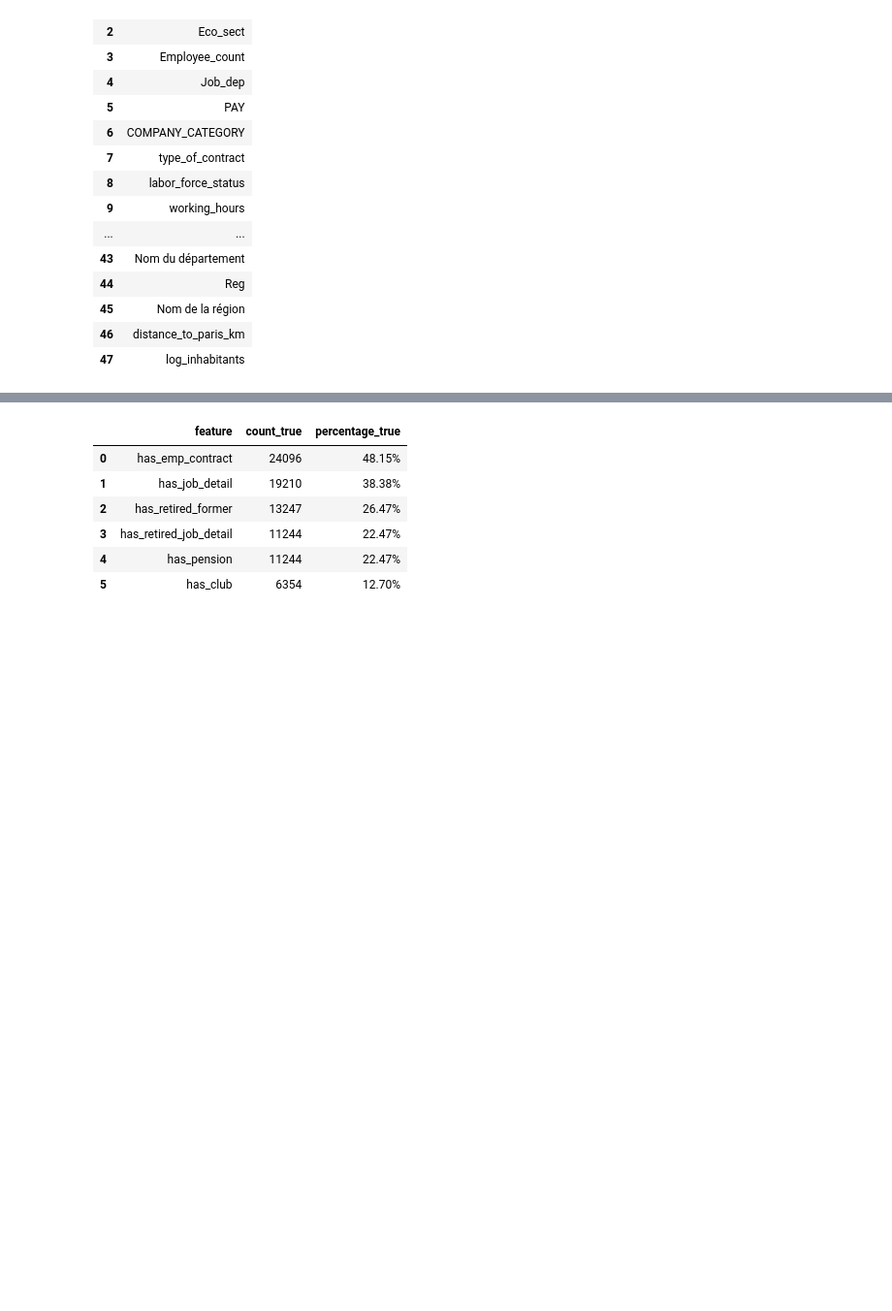
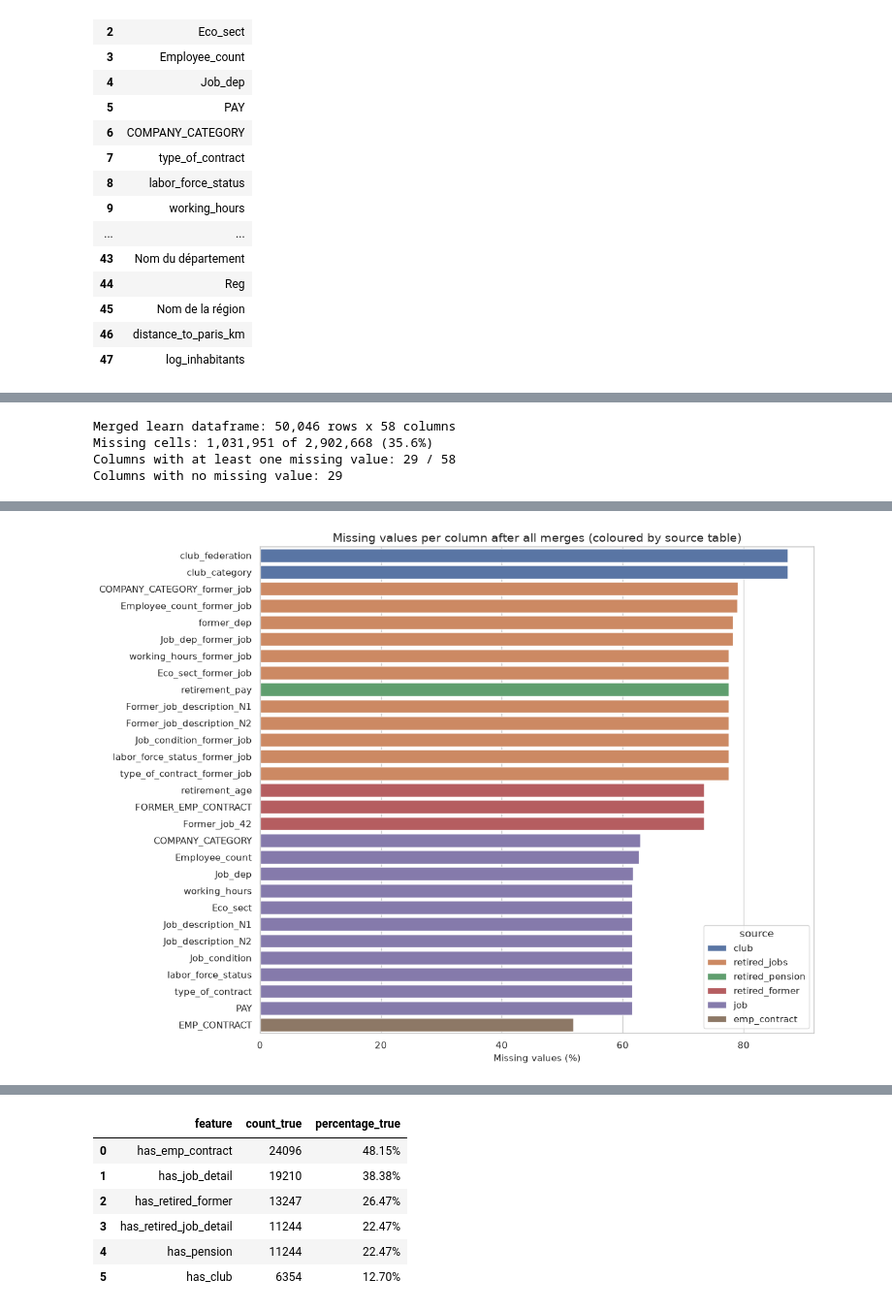
Before and after one commit to julianlopz/Dauphine, a Jupyter notebook: machine_learning/project/scripts/my scripts/1.build_dataset_notebook.ipynb, the cells around one changed output, grey strips where cells are left out. Shown at 97% size. Cells and saved outputs as stored; diff of their text form; code cells hidden in the pictures; blank space fills up the shorter version.

```diff
--- a/machine_learning/project/scripts/my scripts/1.build_dataset_notebook.ipynb
+++ b/machine_learning/project/scripts/my scripts/1.build_dataset_notebook.ipynb
@@ -1586,0 +1693,68 @@ New columns: 48
+# %%
+# [ADDED BY CLAUDE] 1) Overall missingness of the merged learn dataframe, grouped by source table
+# Membership in each auxiliary table is taken directly from the raw files (Pkey present or not),
+# so it does not depend on any particular column being filled.
+source_tables = {
+    "emp_contract": "emp_contract_learn",
+    "job": "job_learn",
+    "retired_former": "retired_former_learn",
+    "retired_jobs": "retired_jobs_learn",
+    "retired_pension": "retired_pension_learn",
+    "club": "club_learn",
+}
+
+in_table = pd.DataFrame({
+    name: learn_features[ID_COL].isin(raw[raw_name][ID_COL])
+    for name, raw_name in source_tables.items()
+})
+
+# Which merged column comes from which table
+column_source = {}
+column_source.update({c: "emp_contract" for c in ["EMP_CONTRACT"]})
+column_source.update({c: "job" for c in [
+    "Eco_sect", "Employee_count", "Job_dep", "PAY", "COMPANY_CATEGORY", "type_of_contract",
+    "labor_force_status", "working_hours", "Job_condition", "Job_description_N2", "Job_description_N1"]})
+column_source.update({c: "retired_former" for c in [
+    "Former_job_42", "FORMER_EMP_CONTRACT", "retirement_age"]})
+column_source.update({c: "retired_jobs" for c in [
+    "Eco_sect_former_job", "former_dep", "Job_dep_former_job", "type_of_contract_former_job",
+    "labor_force_status_former_job", "Job_condition_former_job", "COMPANY_CATEGORY_former_job",
+    "working_hours_former_job", "Employee_count_former_job", "Former_job_description_N2",
+    "Former_job_description_N1"]})
+column_source.update({c: "retired_pension" for c in ["retirement_pay"]})
+column_source.update({c: "club" for c in ["club_category", "club_federation"]})
+
+total_cells = learn_features.shape[0] * learn_features.shape[1]
+total_missing = learn_features.isna().sum().sum()
+print(f"Merged learn dataframe: {learn_features.shape[0]:,} rows x {learn_features.shape[1]} columns")
+print(f"Missing cells: {total_missing:,} of {total_cells:,} ({total_missing / total_cells:.1%})")
+print(f"Columns with at least one missing value: {(learn_features.isna().sum() > 0).sum()} / {learn_features.shape[1]}")
+print(f"Columns with no missing value: {(learn_features.isna().sum() == 0).sum()}")
+
+missing_after_merge = (
+    learn_features.isna().sum().to_frame("missing")
+    .assign(
+        missing_pct=lambda d: d["missing"] / len(learn_features) * 100,
+        source=lambda d: d.index.map(column_source).fillna("persons / geography / flags"),
+    )
+    .query("missing > 0")
+    .sort_values("missing_pct", ascending=False)
+)
+display(missing_after_merge.style.format({"missing_pct": "{:.2f}%"}))
+
+plt.figure(figsize=(12, 9))
+sns.barplot(
+    data=missing_after_merge.reset_index(names="column"),
+    y="column", x="missing_pct", hue="source", dodge=False,
+)
+plt.title("Missing values per column after all merges (coloured by source table)")
+plt.xlabel("Missing values (%)")
+plt.ylabel("")
+plt.tight_layout()
+plt.savefig(FIGURES_DIR / "missing_after_merge.png", dpi=150)
+plt.show()
+# %% [output]
+Merged learn dataframe: 50,046 rows x 58 columns
+Missing cells: 1,031,951 of 2,902,668 (35.6%)
+Columns with at least one missing value: 29 / 58
+Columns with no missing value: 29
@@ -1586,0 +1778 @@ New columns: 48
+[figure, added]
```
Also changed, not shown: parts of 11 cells of this notebook, 9 other files.
